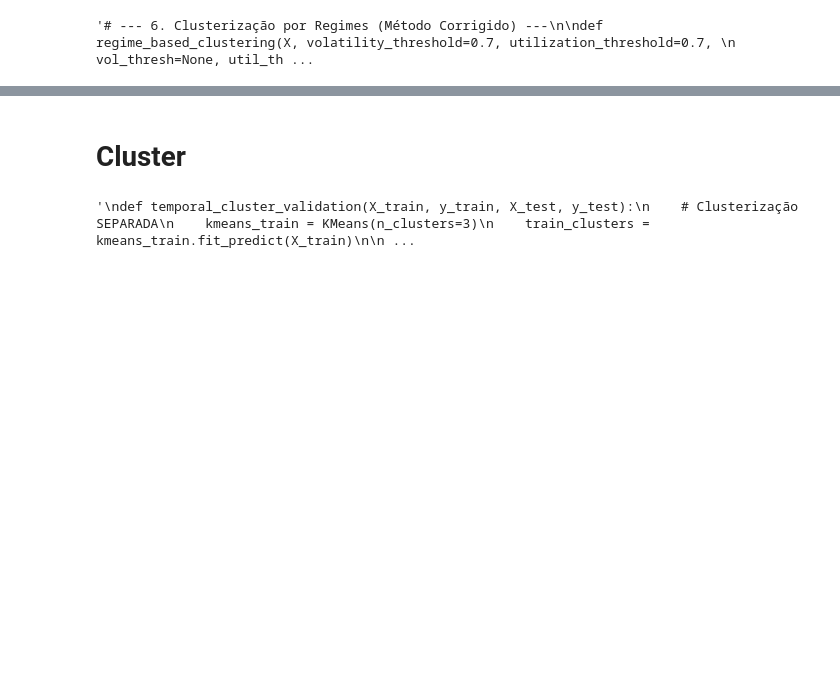
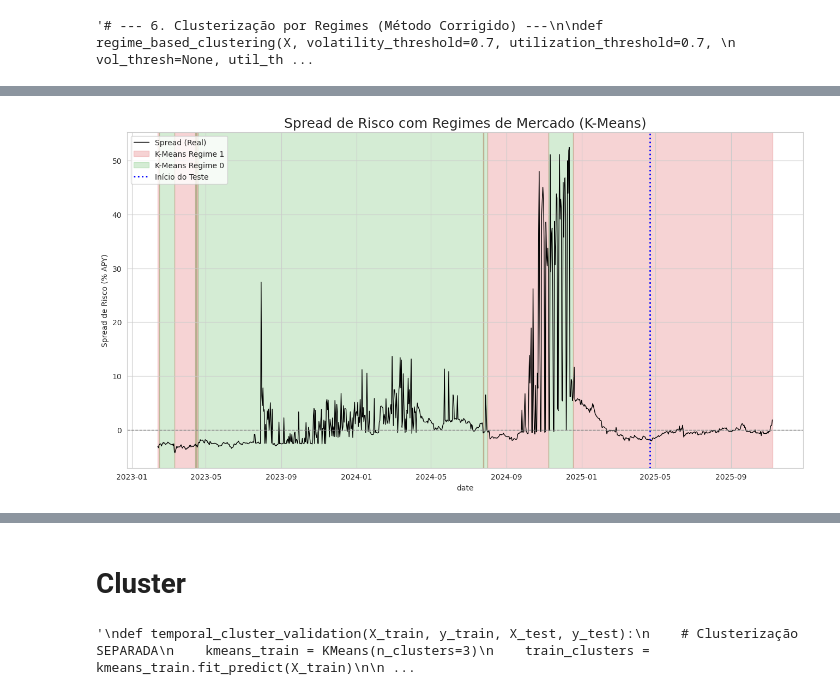
Before and after one commit to Renzo-Filho/6-datathon-fgv-eesp, a Jupyter notebook: src/datathon-cluster.ipynb, the cells around one changed output, grey strips where cells are left out. Cells and saved outputs as stored; diff of their text form; code cells hidden in the pictures; blank space fills up the shorter version.

```diff
--- a/src/datathon-cluster.ipynb
+++ b/src/datathon-cluster.ipynb
@@ -313,0 +347,93 @@ Distribuição dos Regimes:
+# %%
+from sklearn.cluster import KMeans
+from sklearn.preprocessing import StandardScaler
+import pandas as pd
+import numpy as np
+
+# --- 6. Clusterização por Regimes (Método K-MEANS) ---
+
+# Quantos regimes queremos? (2 é mais seguro para começar)
+N_CLUSTERS = 2
+
+print(f"=== MÉTODO 3: Clusterização por K-Means ({N_CLUSTERS} Regimes) ===\n")
+
+# 1. Preparar os dados para o K-Means (é sensível à escala)
+# Usaremos *APENAS* as features externas para definir os regimes,
+# para que o K-Means não "trapaceie" usando os Lags do Spread.
+# (Se quiser usar todas, basta usar X_train e X_test)
+features_cluster = [
+    'X_Aave_Utilization', 'totalValueLockedUSD', 'X_USDC_Depeg_Risk', 'X_VIX',
+    'X_BTC_Vol_7D', 'X_ETH_Vol_7D', 'X_ETH_Returns', 'X_DGS2',
+    'X_BTC_Ret', 'X_Gas_Change', 'VIX_MA_7D', 'Gas_MA_7D'
+]
+# Garantir que só usamos features que existem
+features_cluster = [f for f in features_cluster if f in X_train.columns]
+
+
+scaler_kmeans = StandardScaler()
+X_train_kmeans_scaled = scaler_kmeans.fit_transform(X_train[features_cluster])
+X_test_kmeans_scaled = scaler_kmeans.transform(X_test[features_cluster])
+
+
+# 2. "Fit": Aprender os clusters *APENAS* no treino
+print(f"--- Definindo Regimes (TREINO) com K-Means (k={N_CLUSTERS}) ---")
+kmeans = KMeans(n_clusters=N_CLUSTERS, random_state=42, n_init=10)
+train_regimes = kmeans.fit_predict(X_train_kmeans_scaled)
+
+# 3. "Transform": Aplicar os clusters *aprendidos no treino* aos dados de teste
+print("\n--- Aplicando Regimes (TESTE) ---")
+test_regimes = kmeans.predict(X_test_kmeans_scaled)
+
+
+# --- 4. Análise dos Regimes Encontrados ---
+print("\n--- Análise dos Regimes de TREINO ---")
+X_train_analysis = X_train.copy()
+X_train_analysis['Regime'] = train_regimes
+print(X_train_analysis.groupby('Regime')[features_cluster].mean().T.to_markdown())
+
+print("\n--- Análise dos Regimes de TESTE ---")
+X_test_analysis = X_test.copy()
+X_test_analysis['Regime'] = test_regimes
+print(X_test_analysis.groupby('Regime')[features_cluster].mean().T.to_markdown())
+
+# Plotar a distribuição para visualização (similar ao anterior)
+df_plot = df.copy()
+df_plot.loc[X_train.index, 'Regime'] = train_regimes
+df_plot.loc[X_test.index, 'Regime'] = test_regimes
+df_plot = df_plot.dropna(subset=['Regime']) # Remover NaNs se houver
+df_plot['Regime'] = df_plot['Regime'].astype(int)
+
+plt.figure(figsize=(16, 8))
+colors = ['#2ca02c', '#d62728', '#ff7f0e'] # Verde, Vermelho, Laranja
+regime_names = [f'K-Means Regime {i}' for i in range(N_CLUSTERS)]
+
+ax = sns.lineplot(data=df_plot, x=df_plot.index, y='Y_Target_Spread', label='Spread (Real)', color='black', linewidth=1.0)
+ax.axhline(0, ls='--', color='grey', lw=1)
+
+plotted_labels = set()
+start_date = df_plot.index[0]
+current_regime = df_plot.iloc[0]['Regime']
+
+for i in range(1, len(df_plot)):
+    row = df_plot.iloc[i]
+    if row['Regime'] != current_regime:
+        end_date = df_plot.index[i]
+        label = regime_names[int(current_regime)] if regime_names[int(current_regime)] not in plotted_labels else None
+        ax.axvspan(start_date, end_date, color=colors[int(current_regime)], alpha=0.2, label=label, zorder=0)
+        plotted_labels.add(regime_names[int(current_regime)])
+        start_date = end_date
+        current_regime = row['Regime']
+
+# Último bloco
+label = regime_names[int(current_regime)] if regime_names[int(current_regime)] not in plotted_labels else None
+ax.axvspan(start_date, df_plot.index[-1], color=colors[int(current_regime)], alpha=0.2, label=label, zorder=0)
+
+# Linha de Divisão Treino/Teste
+split_date = X_test.index[0]
+ax.axvline(split_date, color='blue', linestyle=':', linewidth=2, label='Início do Teste')
+
+ax.legend(loc='upper left')
+plt.title('Spread de Risco com Regimes de Mercado (K-Means)', fontsize=18)
+plt.ylabel('Spread de Risco (% APY)')
+plt.show()
+# %% [output]
@@ -314,3 +457,4 @@ Distribuição dos Regimes:
+[figure, added]
 # %%
 import matplotlib.dates as mdates
 
```
Also changed, not shown: parts of 13 cells of this notebook, 13 other files.
